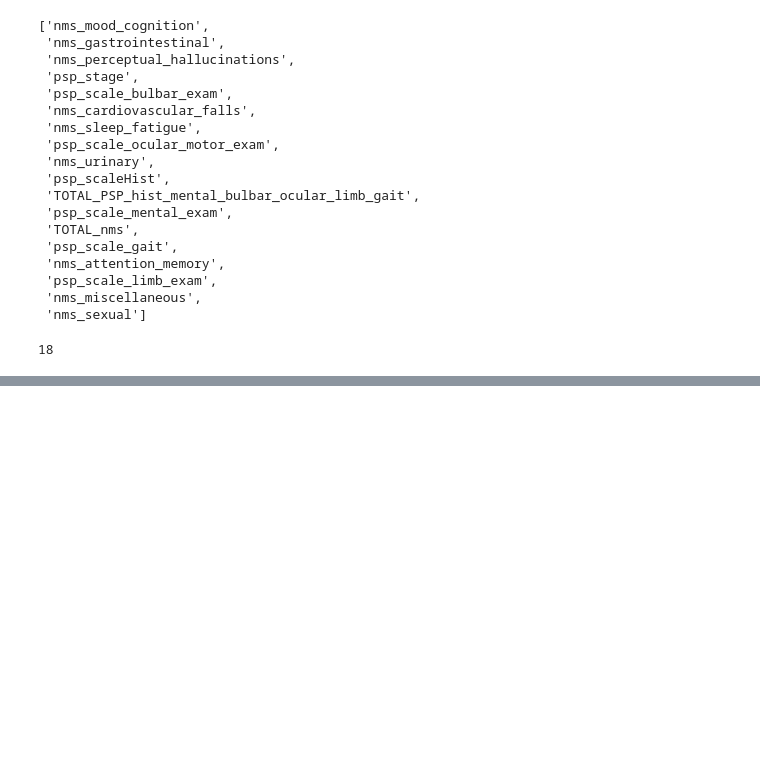
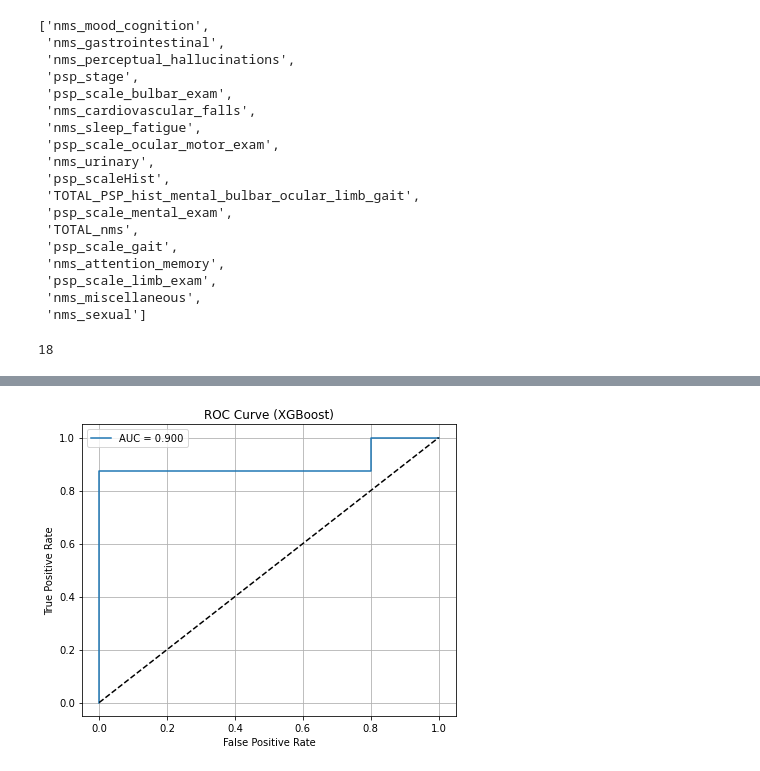
Before and after one commit to zainabnazari/psp, a Jupyter notebook: main_whole_gene.ipynb, the cells around one changed output, grey strips where cells are left out. Drawn from its saved outputs; the diff is of its cells as text; code cells hidden in the pictures; blank space fills up the shorter version.

```diff
--- a/main_whole_gene.ipynb
+++ b/main_whole_gene.ipynb
@@ -317,0 +364,2 @@ data_norm
+# %%
+df=nms_urinary
@@ -317,0 +382,77 @@ data_norm
+# %%
+import pandas as pd
+import numpy as np
+from sklearn.model_selection import train_test_split, StratifiedKFold, cross_val_score
+from sklearn.preprocessing import StandardScaler
+from sklearn.metrics import roc_auc_score, roc_curve
+from xgboost import XGBClassifier
+import matplotlib.pyplot as plt
+import seaborn as sns
+import shap
+
+# --- Step 1: Load and reformat data ---
+
+# Load raw data
+#df = pd.read_csv("your_file.csv", index_col=1)  # Assume column 1 has ENSG IDs
+df = df.drop(columns=["ID"])  # Drop 'ID' column (row index now is ENSG ID)
+
+# Transpose so samples are rows, genes are columns
+df = df.T  # Now shape is (samples, genes)
+
+# Create labels from sample names
+labels = df.index.to_series().apply(lambda x: 0 if "CTR" in x else 1).values
+
+# Now: df is your X (features), labels is your y
+X = df.values
+y = labels
+sample_names = df.index
+gene_names = df.columns
+
+# --- Step 2: Train/Test Split ---
+X_train, X_test, y_train, y_test = train_test_split(
+    X, y, test_size=0.3, stratify=y, random_state=42
+)
+
+# --- Step 3: Scaling ---
+scaler = StandardScaler()
+X_train_scaled = scaler.fit_transform(X_train)
+X_test_scaled = scaler.transform(X_test)
+
+# --- Step 4: Define XGBoost Model ---
+xgb_model = XGBClassifier(
+    n_estimators=100,
+    max_depth=3,
+    learning_rate=0.1,
+    subsample=0.8,
+    colsample_bytree=0.8,
+    use_label_encoder=False,
+    eval_metric='logloss',
+    random_state=42
+)
+
+# --- Step 5: Cross-validation AUC ---
+cv = StratifiedKFold(n_splits=5, shuffle=True, random_state=42)
+cv_auc_scores = cross_val_score(xgb_model, X_train_scaled, y_train, cv=cv, scoring='roc_auc')
+print(f"Mean CV AUC: {np.mean(cv_auc_scores):.3f} ± {np.std(cv_auc_scores):.3f}")
+
+# --- Step 6: Train on full training set ---
+xgb_model.fit(X_train_scaled, y_train)
+
+# --- Step 7: Test set evaluation ---
+y_proba = xgb_model.predict_proba(X_test_scaled)[:, 1]
+test_auc = roc_auc_score(y_test, y_proba)
+print(f"Test AUC: {test_auc:.3f}")
+
+# --- Step 8: Plot ROC Curve ---
+fpr, tpr, _ = roc_curve(y_test, y_proba)
+plt.figure(figsize=(6, 5))
+plt.plot(fpr, tpr, label=f"AUC = {test_auc:.3f}")
+plt.plot([0, 1], [0, 1], 'k--')
+plt.xlabel("False Positive Rate")
+plt.ylabel("True Positive Rate")
+plt.title("ROC Curve (XGBoost)")
+plt.legend()
+plt.grid(True)
+plt.tight_layout()
+plt.show()
+# %% [output]
@@ -317,0 +461 @@ data_norm
+[figure, added]
```
Also changed, not shown: parts of 28 cells of this notebook.
